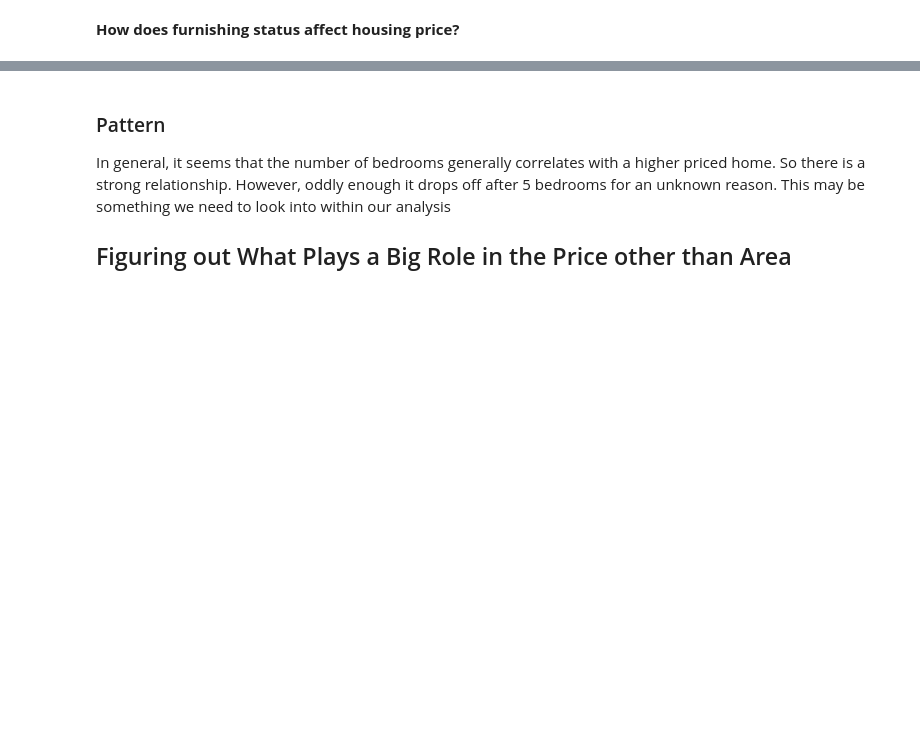
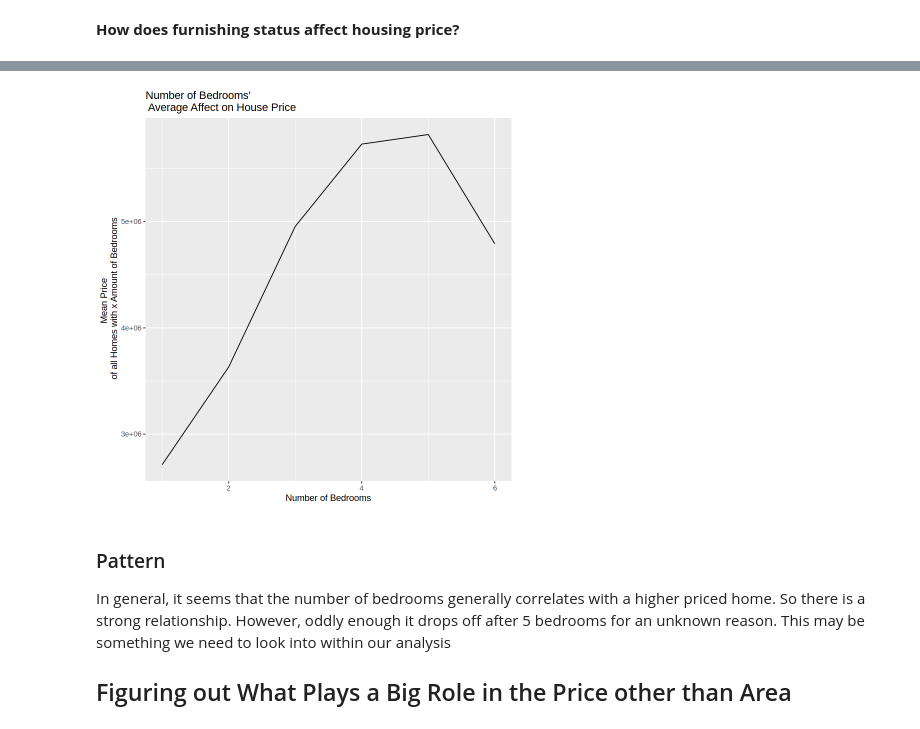
Before and after one commit to chwu01/DSCI-Group-Project, a Jupyter notebook: Project Proposal (Final).ipynb, the cells around one changed output, grey strips where cells are left out. Cells and saved outputs as stored; diff of their text form; code cells hidden in the pictures; blank space fills up the shorter version.

```diff
--- a/Project Proposal (Final).ipynb
+++ b/Project Proposal (Final).ipynb
@@ -185,13 +203,15 @@ housing_fs_bar
 # %%
-mean_housing_df <- housing_df |>
+mean_housing_df <- housing |>
     group_by(bedrooms) |>
     mutate(mean_price_per_bedroom = mean(price))
 
 housing_plot <- mean_housing_df |>
     ggplot(aes(x = bedrooms, y = mean_price_per_bedroom)) +
         geom_line() +
         labs(title = "Number of Bedrooms'\n Average Affect on House Price", x = "Number of Bedrooms", y = "Mean Price \n of all Homes with x Amount of Bedrooms")
 housing_plot
+# %% [output]
+[figure, added]
 # %% [markdown]
 ### Pattern
 In general, it seems that the number of bedrooms generally correlates with a higher priced home. So there is a strong relationship.  However, oddly enough it drops off after 5 bedrooms for an unknown reason.  This may be something we need to look into within our analysis
```
Also changed, not shown: parts of 7 cells of this notebook.
